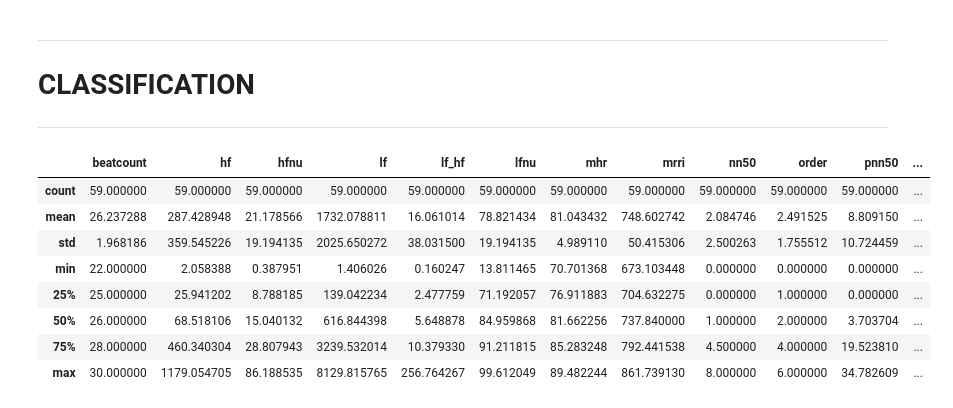
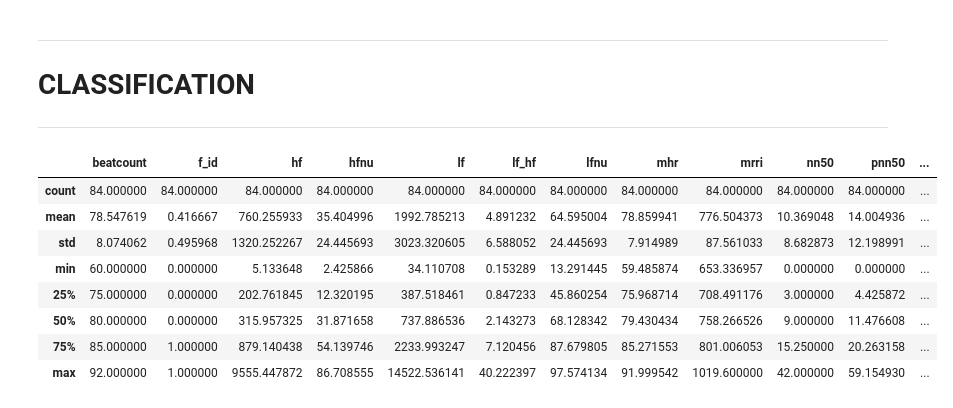
Before and after one commit to jucc/HeRV_analysis, a Jupyter notebook: pipeline/full_pipe_training_sessions.ipynb, the cells around one changed output. Cells and saved outputs as stored; diff of their text form; code cells hidden in the pictures.

```diff
--- a/pipeline/full_pipe_training_sessions.ipynb
+++ b/pipeline/full_pipe_training_sessions.ipynb
@@ -287,16 +184,16 @@ clf = RandomForestClassifier(n_estimators=100, n_jobs=-1)
 # %%
-dff = pd.read_excel(PRE_PATH+'\\df_train_20.xlsx')
+dff = pd.read_excel(PRE_PATH+'\\df_train_60.xlsx')
 dff.describe()
 # %% [output]
-|  | beatcount | hf | hfnu | lf | lf_hf | lfnu | mhr | mrri | nn50 | order | pnn50 | ... |
-| count | 59.000000 | 59.000000 | 59.000000 | 59.000000 | 59.000000 | 59.000000 | 59.000000 | 59.000000 | 59.000000 | 59.000000 | 59.000000 | ... |
-| mean | 26.237288 | 287.428948 | 21.178566 | 1732.078811 | 16.061014 | 78.821434 | 81.043432 | 748.602742 | 2.084746 | 2.491525 | 8.809150 | ... |
-| std | 1.968186 | 359.545226 | 19.194135 | 2025.650272 | 38.031500 | 19.194135 | 4.989110 | 50.415306 | 2.500263 | 1.755512 | 10.724459 | ... |
-| min | 22.000000 | 2.058388 | 0.387951 | 1.406026 | 0.160247 | 13.811465 | 70.701368 | 673.103448 | 0.000000 | 0.000000 | 0.000000 | ... |
-| 25% | 25.000000 | 25.941202 | 8.788185 | 139.042234 | 2.477759 | 71.192057 | 76.911883 | 704.632275 | 0.000000 | 1.000000 | 0.000000 | ... |
-| 50% | 26.000000 | 68.518106 | 15.040132 | 616.844398 | 5.648878 | 84.959868 | 81.662256 | 737.840000 | 1.000000 | 2.000000 | 3.703704 | ... |
-| 75% | 28.000000 | 460.340304 | 28.807943 | 3239.532014 | 10.379330 | 91.211815 | 85.283248 | 792.441538 | 4.500000 | 4.000000 | 19.523810 | ... |
-| max | 30.000000 | 1179.054705 | 86.188535 | 8129.815765 | 256.764267 | 99.612049 | 89.482244 | 861.739130 | 8.000000 | 6.000000 | 34.782609 | ... |
+|  | beatcount | f_id | hf | hfnu | lf | lf_hf | lfnu | mhr | mrri | nn50 | pnn50 | ... |
+| count | 84.000000 | 84.000000 | 84.000000 | 84.000000 | 84.000000 | 84.000000 | 84.000000 | 84.000000 | 84.000000 | 84.000000 | 84.000000 | ... |
+| mean | 78.547619 | 0.416667 | 760.255933 | 35.404996 | 1992.785213 | 4.891232 | 64.595004 | 78.859941 | 776.504373 | 10.369048 | 14.004936 | ... |
+| std | 8.074062 | 0.495968 | 1320.252267 | 24.445693 | 3023.320605 | 6.588052 | 24.445693 | 7.914989 | 87.561033 | 8.682873 | 12.198991 | ... |
+| min | 60.000000 | 0.000000 | 5.133648 | 2.425866 | 34.110708 | 0.153289 | 13.291445 | 59.485874 | 653.336957 | 0.000000 | 0.000000 | ... |
+| 25% | 75.000000 | 0.000000 | 202.761845 | 12.320195 | 387.518461 | 0.847233 | 45.860254 | 75.968714 | 708.491176 | 3.000000 | 4.425872 | ... |
+| 50% | 80.000000 | 0.000000 | 315.957325 | 31.871658 | 737.886536 | 2.143273 | 68.128342 | 79.430434 | 758.266526 | 9.000000 | 11.476608 | ... |
+| 75% | 85.000000 | 1.000000 | 879.140438 | 54.139746 | 2233.993247 | 7.120456 | 87.679805 | 85.271553 | 801.006053 | 15.250000 | 20.263158 | ... |
+| max | 92.000000 | 1.000000 | 9555.447872 | 86.708555 | 14522.536141 | 40.222397 | 97.574134 | 91.999542 | 1019.600000 | 42.000000 | 59.154930 | ... |
 # %%
 dfr = dff[dff.activity.isin(['train-focus', 'train-breathe'])]
 # %%
```
Also changed, not shown: parts of 31 cells of this notebook, 6 other files.
